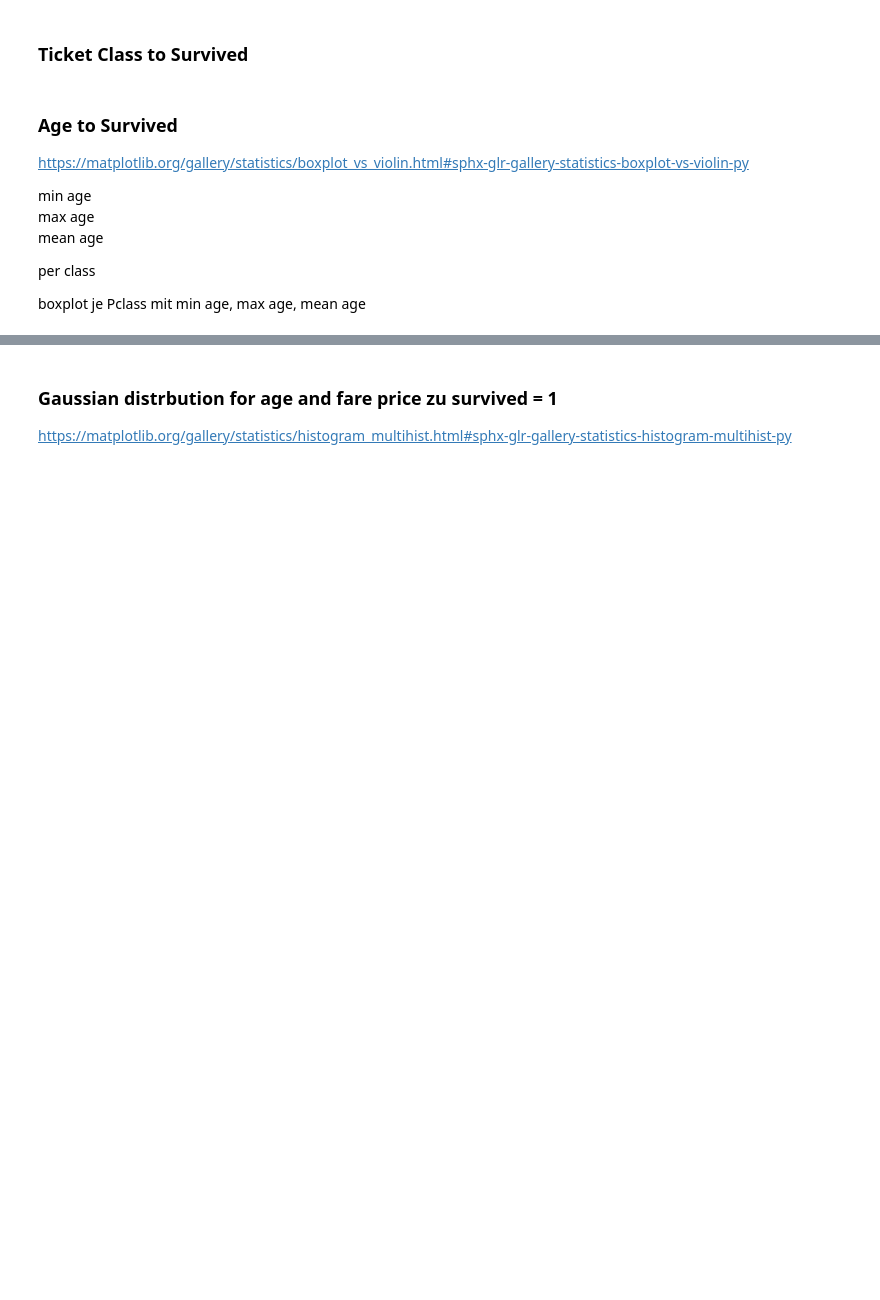
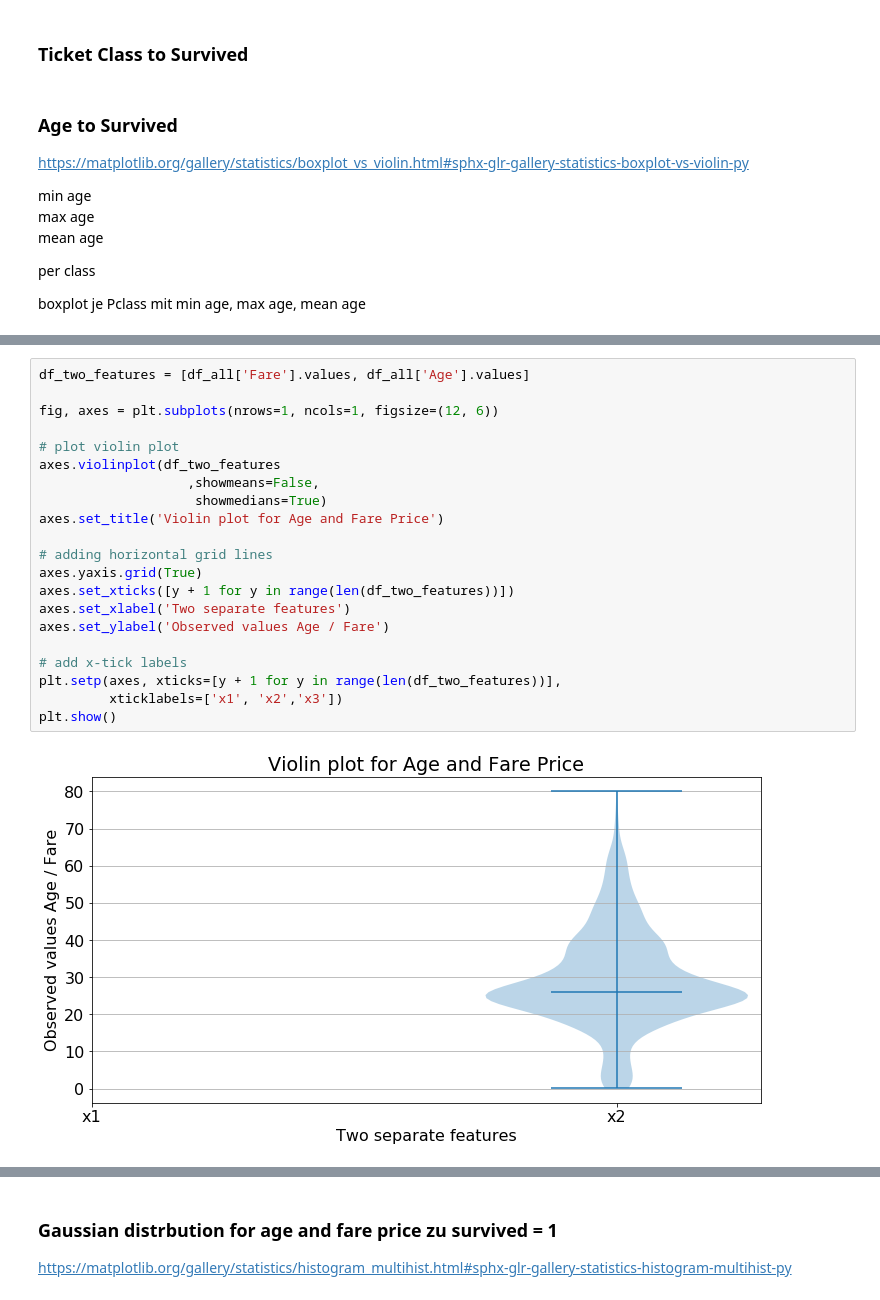
Before and after one commit to IIIskiplikIII/my-titanic-try, a Jupyter notebook: my-titanic-try.ipynb, the cells around one changed output, grey strips where cells are left out. Drawn from its saved outputs; the diff is of its cells as text; blank space fills up the shorter version.

```diff
--- a/my-titanic-try.ipynb
+++ b/my-titanic-try.ipynb
@@ -295,0 +329,23 @@ boxplot je Pclass mit min age, max age, mean age
+# %%
+df_two_features = [df_all['Fare'].values, df_all['Age'].values]
+
+fig, axes = plt.subplots(nrows=1, ncols=1, figsize=(12, 6))
+
+# plot violin plot
+axes.violinplot(df_two_features
+                   ,showmeans=False,
+                    showmedians=True)
+axes.set_title('Violin plot for Age and Fare Price')
+
+# adding horizontal grid lines
+axes.yaxis.grid(True)
+axes.set_xticks([y + 1 for y in range(len(df_two_features))])
+axes.set_xlabel('Two separate features')
+axes.set_ylabel('Observed values Age / Fare')
+
+# add x-tick labels
+plt.setp(axes, xticks=[y + 1 for y in range(len(df_two_features))],
+         xticklabels=['x1', 'x2','x3'])
+plt.show()
+# %% [output]
+[figure, added]
```
Also changed, not shown: parts of 8 cells of this notebook.
